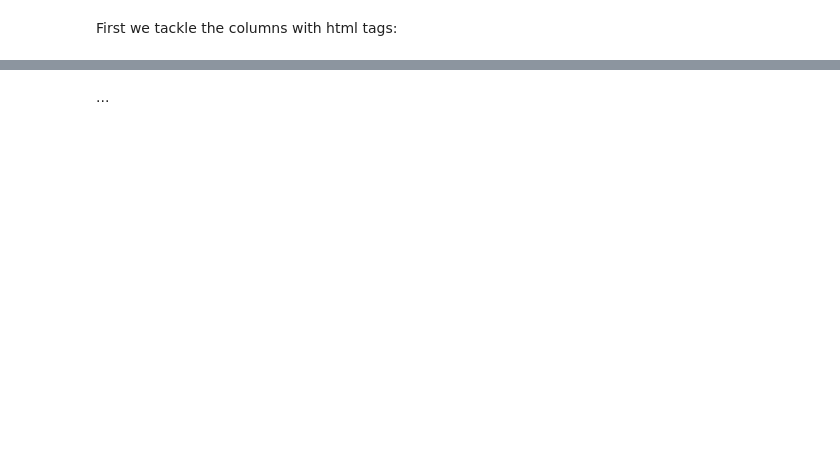
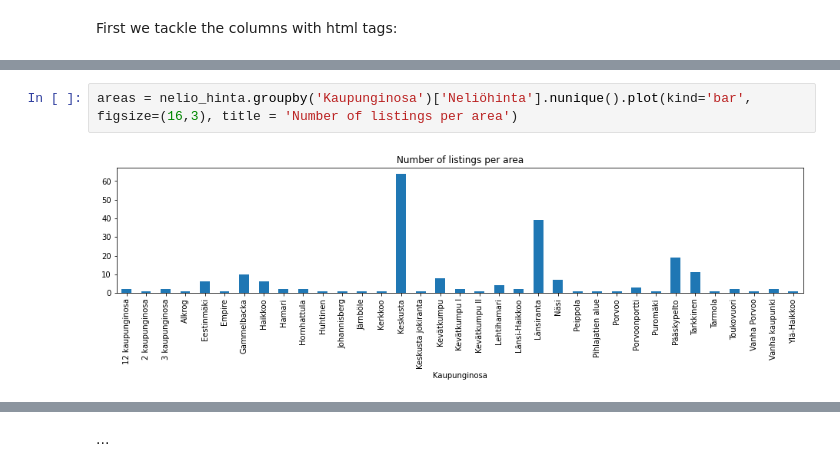
Before and after one commit to nikolr/Real-estate, a Jupyter notebook: Real estate data cleaning.ipynb, the cells around one changed output, grey strips where cells are left out. Drawn from its saved outputs; the diff is of its cells as text; blank space fills up the shorter version.

```diff
--- a/Real estate data cleaning.ipynb
+++ b/Real estate data cleaning.ipynb
@@ -124,0 +200,4 @@ display(df.describe())
+# %%
+areas = nelio_hinta.groupby('Kaupunginosa')['Neliöhinta'].nunique().plot(kind='bar', figsize=(16,3), title = 'Number of listings per area')
+# %% [output]
+[figure, added]
```
Also changed, not shown: parts of 16 cells of this notebook.
